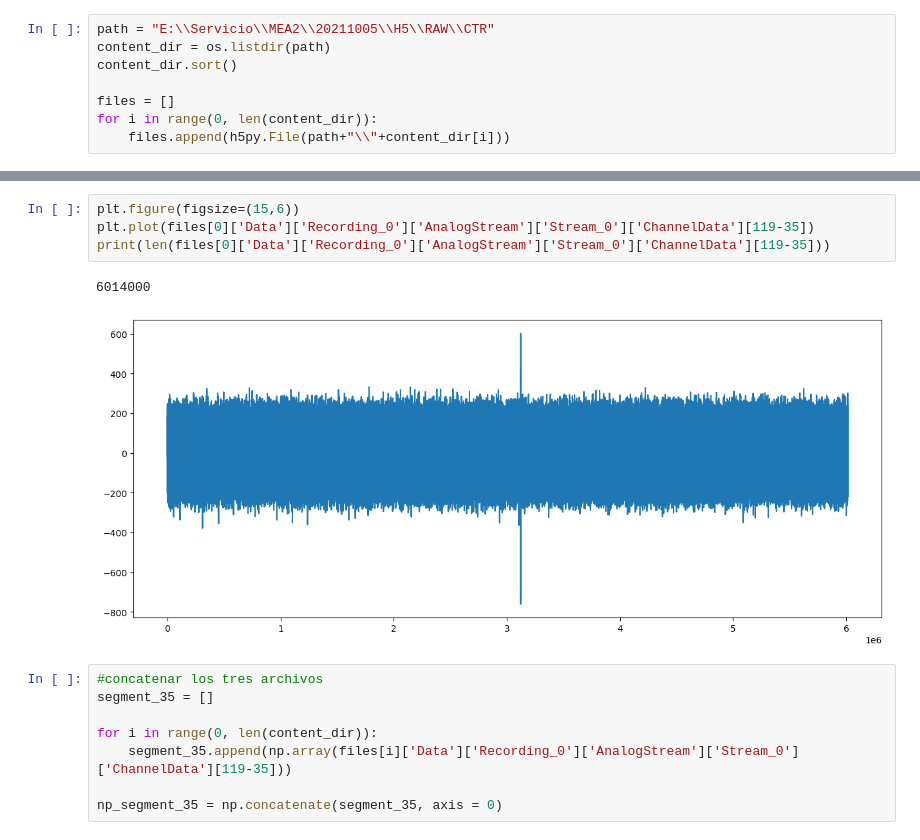
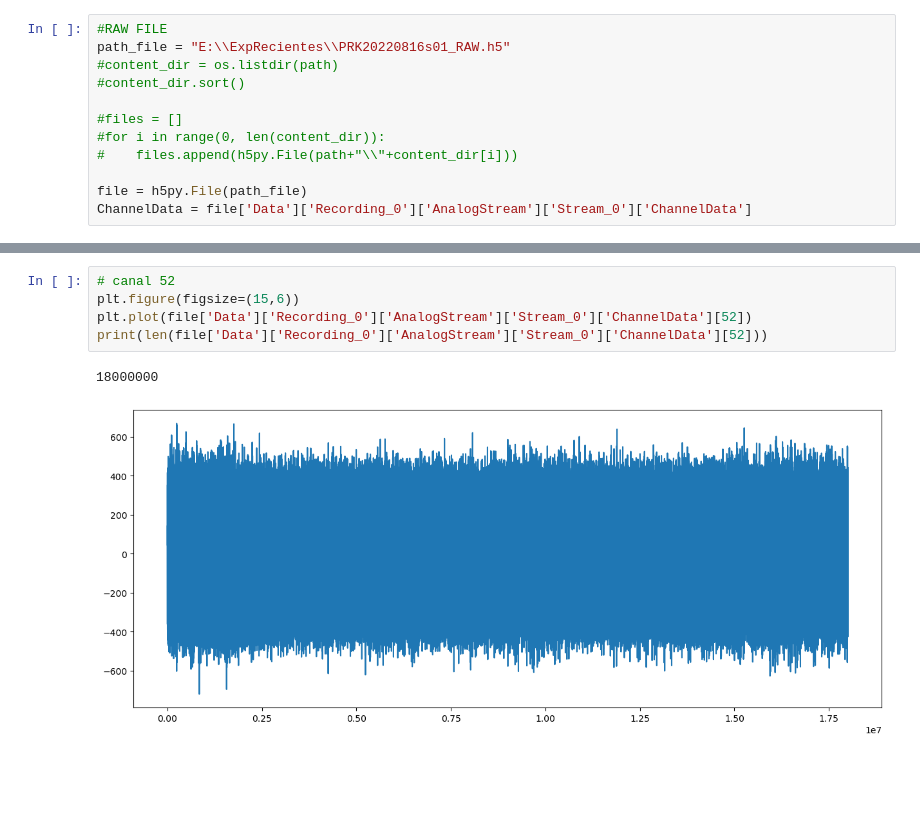
Before and after one commit to YeshuaGonzalez/T_proyect, a Jupyter notebook: Raw_files.ipynb, the cells around one changed output, grey strips where cells are left out. Drawn from its saved outputs; the diff is of its cells as text; blank space fills up the shorter version.

```diff
--- a/Raw_files.ipynb
+++ b/Raw_files.ipynb
@@ -6,8 +12,12 @@ import os
 # %%
-path = "E:\\Servicio\\MEA2\\20211005\\H5\\RAW\\CTR"
-content_dir = os.listdir(path)
-content_dir.sort()
+#RAW FILE
+path_file = "E:\\ExpRecientes\\PRK20220816s01_RAW.h5"
+#content_dir = os.listdir(path)
+#content_dir.sort()
 
-files = []
-for i in range(0, len(content_dir)):
-    files.append(h5py.File(path+"\\"+content_dir[i]))
+#files = []
+#for i in range(0, len(content_dir)):
+#    files.append(h5py.File(path+"\\"+content_dir[i]))
+
+file = h5py.File(path_file)
+ChannelData = file['Data']['Recording_0']['AnalogStream']['Stream_0']['ChannelData']
@@ -14,15 +38,8 @@ for i in range(0, len(content_dir)):
 # %%
+# canal 52
 plt.figure(figsize=(15,6))
-plt.plot(files[0]['Data']['Recording_0']['AnalogStream']['Stream_0']['ChannelData'][119-35])
-print(len(files[0]['Data']['Recording_0']['AnalogStream']['Stream_0']['ChannelData'][119-35]))
+plt.plot(file['Data']['Recording_0']['AnalogStream']['Stream_0']['ChannelData'][52])
+print(len(file['Data']['Recording_0']['AnalogStream']['Stream_0']['ChannelData'][52]))
 # %% [output]
-6014000
+18000000
-[figure, old version]
+[figure, new version]
-# %%
-#concatenar los tres archivos
-segment_35 = []
-
-for i in range(0, len(content_dir)):
-    segment_35.append(np.array(files[i]['Data']['Recording_0']['AnalogStream']['Stream_0']['ChannelData'][119-35]))
-
-np_segment_35 = np.concatenate(segment_35, axis = 0)
```
Also changed, not shown: parts of 8 cells of this notebook, 4 other files.
